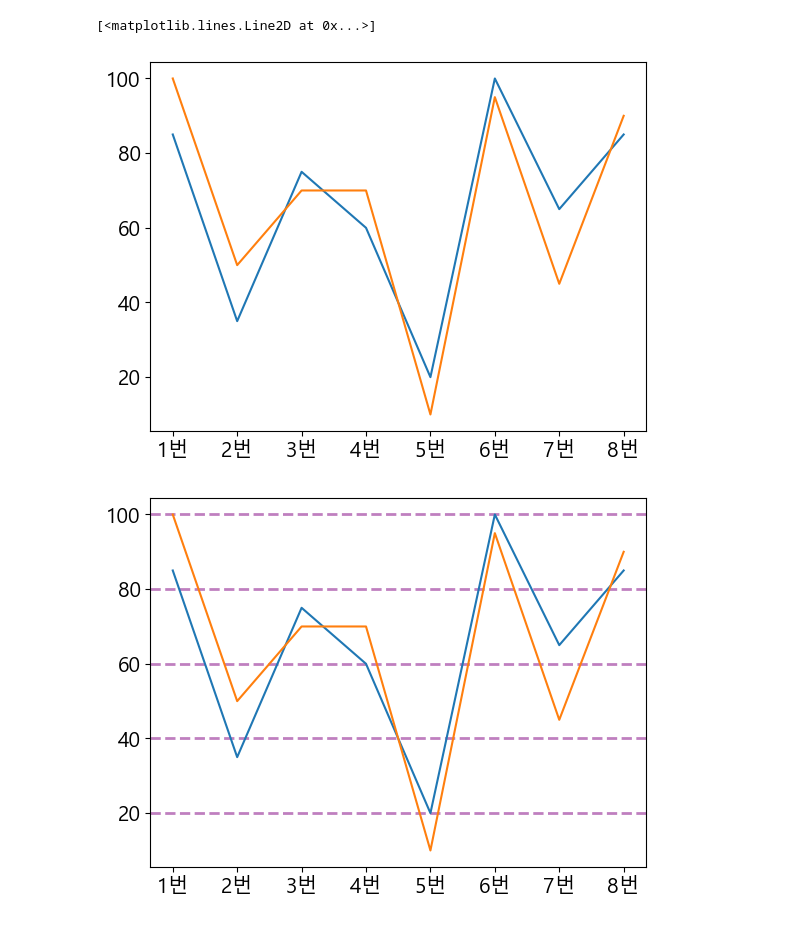
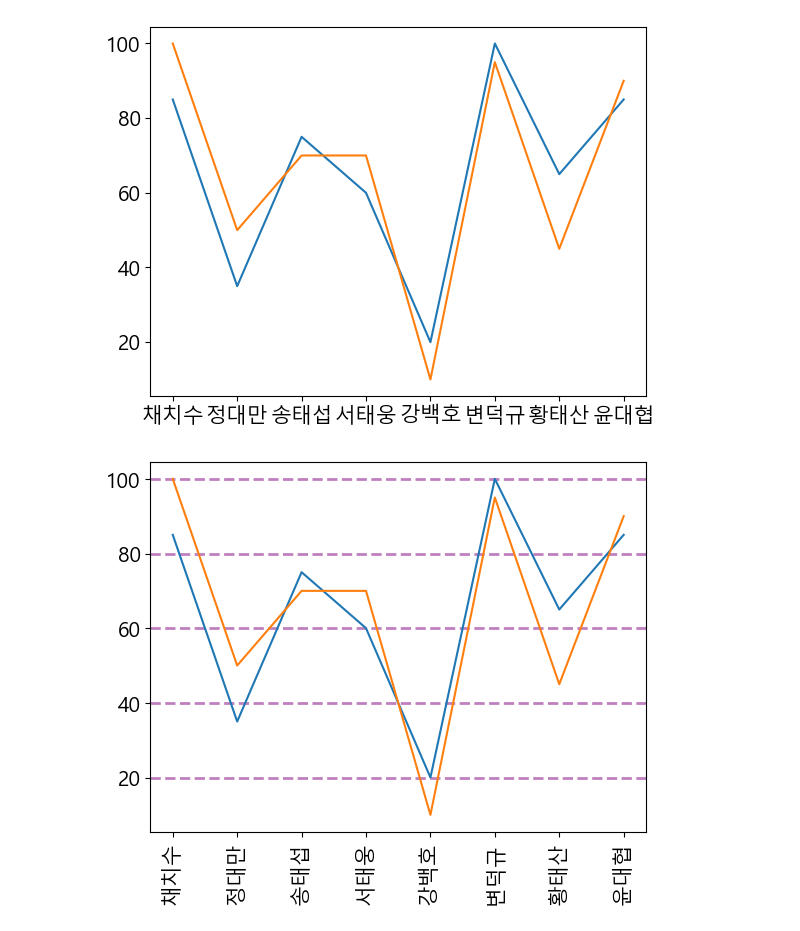
Before and after one commit to helen-cho/data, a Jupyter notebook: python/데이터시각화/08.데이터프레임활용.ipynb, the cells around one changed output. Cells and saved outputs as stored; diff of their text form; code cells hidden in the pictures.

```diff
--- a/python/데이터시각화/08.데이터프레임활용.ipynb
+++ b/python/데이터시각화/08.데이터프레임활용.ipynb
@@ -7,6 +7,6 @@ matplotlib.rcParams['font.family'] = 'Malgun Gothic'
 matplotlib.rcParams['font.size'] = 15
 matplotlib.rcParams['axes.unicode_minus'] = False
 # %%
-df = pd.read_excel('../데이터분석/data/score.xlsx')
+df = pd.read_excel('../데이터분석/data/score.xlsx', index_col='지원번호')
 df
 # %% [output]
@@ -27,12 +28,14 @@ plt.plot(df['지원번호'], df['키'])
 # %%
-plt.plot(df['지원번호'], df['영어'])
-plt.plot(df['지원번호'], df['수학'])
+plt.plot(df['이름'], df['영어'])
+plt.plot(df['이름'], df['수학'])
+plt.show()
 # %% [output]
-[<matplotlib.lines.Line2D at 0x...>]
-[figure, old version]
+[figure, new version]
 # %%
-plt.plot(df['지원번호'], df['영어'])
-plt.plot(df['지원번호'], df['수학'])
+plt.plot(df['이름'], df['영어'])
+plt.plot(df['이름'], df['수학'])
 plt.grid(axis='y', color='purple', alpha=0.5, linestyle='--', linewidth=2)
+plt.xticks(rotation=90)
+plt.show()
 # %% [output]
-[figure, old version]
+[figure, new version]
```
Also changed, not shown: parts of 11 cells of this notebook, 6 other files.
